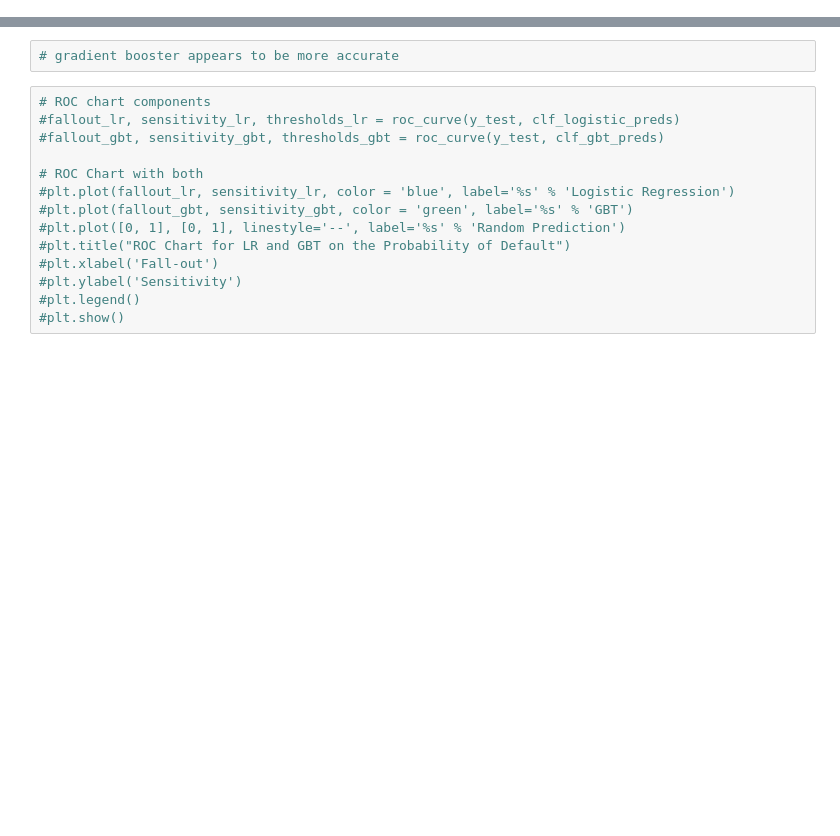
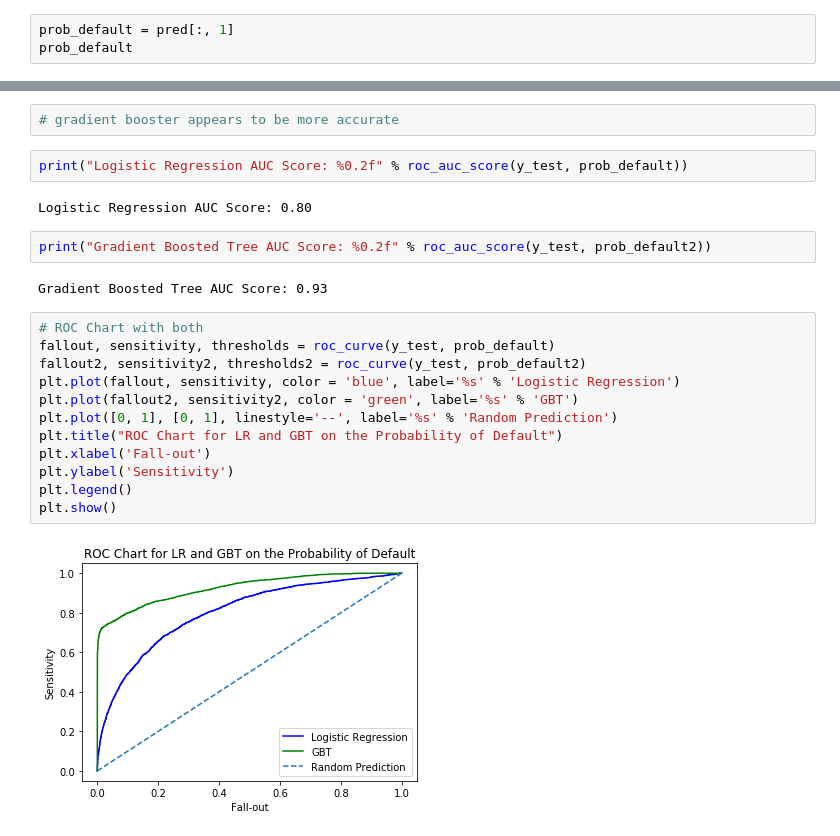
Before and after one commit to Chris232181/Loan-Default-Forecasting-using-ML, a Jupyter notebook: PD_Modelling_Evaluation.ipynb, the cells around one changed output, grey strips where cells are left out. Drawn from its saved outputs; the diff is of its cells as text; blank space fills up the shorter version.

```diff
--- a/PD_Modelling_Evaluation.ipynb
+++ b/PD_Modelling_Evaluation.ipynb
@@ -333,3 +371,6 @@ auc = roc_auc_score(y_test, prob_default)
 # %% [output]
 0.8219329388560158
 [figure]
+# %%
+prob_default = pred[:, 1]
+prob_default
@@ -434,17 +492,25 @@ print(precision_recall_fscore_support(y_test,gbt_preds, average = 'macro')[2])
 0.8831847877767947
 # %%
 # gradient booster appears to be more accurate
+# %%
+print("Logistic Regression AUC Score: %0.2f" % roc_auc_score(y_test, prob_default))
+# %% [output]
+Logistic Regression AUC Score: 0.80
+# %%
+print("Gradient Boosted Tree AUC Score: %0.2f" % roc_auc_score(y_test, prob_default2))
+# %% [output]
+Gradient Boosted Tree AUC Score: 0.93
 # %%
-# ROC chart components
-#fallout_lr, sensitivity_lr, thresholds_lr = roc_curve(y_test, clf_logistic_preds)
-#fallout_gbt, sensitivity_gbt, thresholds_gbt = roc_curve(y_test, clf_gbt_preds)
-
 # ROC Chart with both
-#plt.plot(fallout_lr, sensitivity_lr, color = 'blue', label='%s' % 'Logistic Regression')
-#plt.plot(fallout_gbt, sensitivity_gbt, color = 'green', label='%s' % 'GBT')
-#plt.plot([0, 1], [0, 1], linestyle='--', label='%s' % 'Random Prediction')
-#plt.title("ROC Chart for LR and GBT on the Probability of Default")
-#plt.xlabel('Fall-out')
-#plt.ylabel('Sensitivity')
-#plt.legend()
-#plt.show()
+fallout, sensitivity, thresholds = roc_curve(y_test, prob_default)
+fallout2, sensitivity2, thresholds2 = roc_curve(y_test, prob_default2)
+plt.plot(fallout, sensitivity, color = 'blue', label='%s' % 'Logistic Regression')
+plt.plot(fallout2, sensitivity2, color = 'green', label='%s' % 'GBT')
+plt.plot([0, 1], [0, 1], linestyle='--', label='%s' % 'Random Prediction')
+plt.title("ROC Chart for LR and GBT on the Probability of Default")
+plt.xlabel('Fall-out')
+plt.ylabel('Sensitivity')
+plt.legend()
+plt.show()
+# %% [output]
+[figure, added]
```
Also changed, not shown: parts of 30 cells of this notebook.
